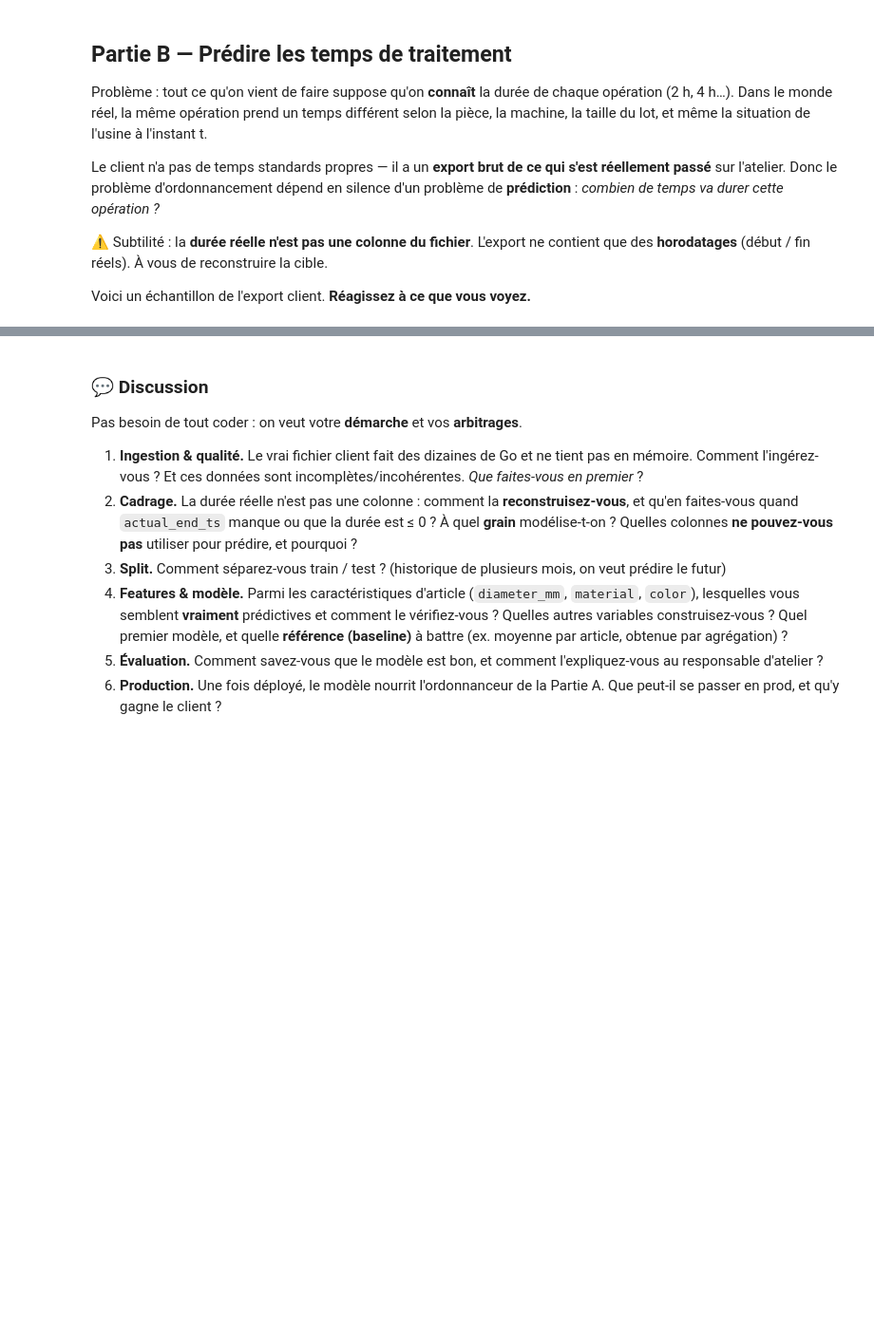
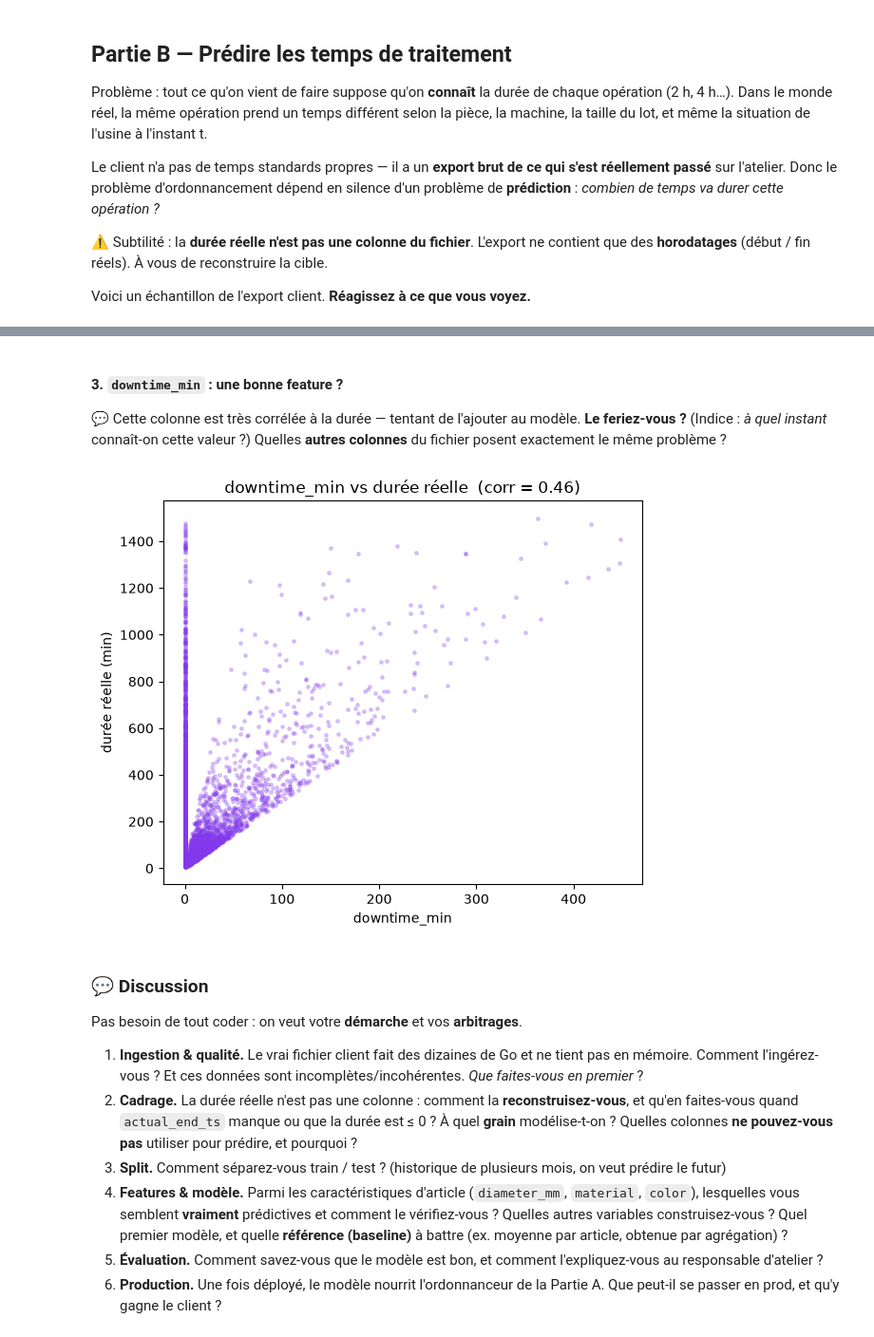
Before and after one commit to alexandrerioo/scheduling_sandbox, a Jupyter notebook: notebooks/unified_interview.ipynb, the cells around one changed output, grey strips where cells are left out. Shown at 95% size. Saved outputs shown, nothing was run; the diff lists cells and outputs as text; code cells hidden in the pictures; blank space fills up the shorter version.

```diff
--- a/notebooks/unified_interview.ipynb
+++ b/notebooks/unified_interview.ipynb
@@ -76,3 +162,20 @@ print("Lignes dupliquées      :", df.duplicated().sum())
+# %% [markdown]
+#### 3. `downtime_min` : une bonne feature ?
+
+💬 Cette colonne est très corrélée à la durée — tentant de l'ajouter au modèle. **Le feriez-vous ?** (Indice : *à quel instant* connaît-on cette valeur ?) Quelles **autres colonnes** du fichier posent exactement le même problème ?
+# %%
+dt = pd.to_numeric(df["downtime_min"], errors="coerce")
+dur_all = (parse_ts(df["actual_end_ts"]) - parse_ts(df["actual_start_ts"])).dt.total_seconds() / 60
+m = dur_all.between(0.1, 1500) & dt.notna()
+
+plt.figure(figsize=(6, 5))
+plt.scatter(dt[m], dur_all[m], s=6, alpha=.25, color="#8338ec")
+plt.title(f"downtime_min vs durée réelle  (corr = {dt[m].corr(dur_all[m]):.2f})")
+plt.xlabel("downtime_min")
+plt.ylabel("durée réelle (min)")
+plt.tight_layout(); plt.show()
+# %% [output]
+[figure, added]
 # %% [markdown]
 ### 💬 Discussion
 
```
Also changed, not shown: parts of 10 cells of this notebook, 3 other files.
